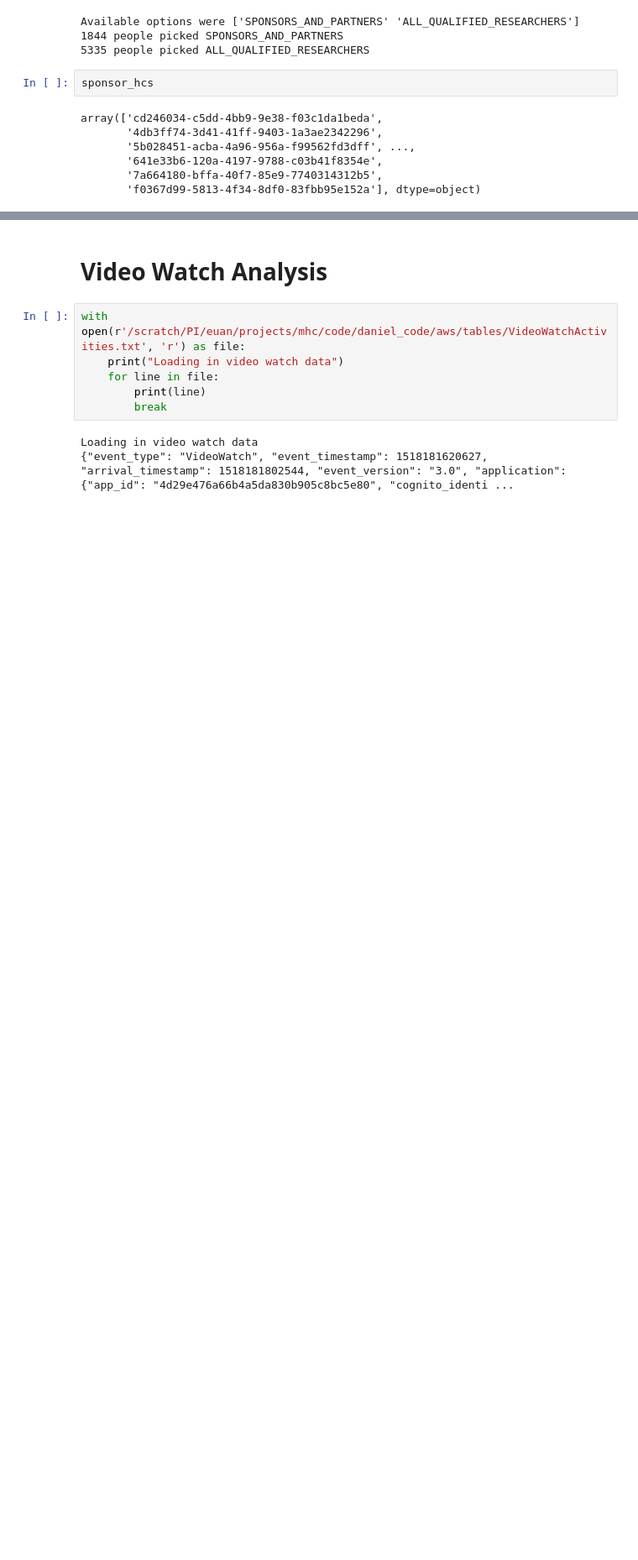
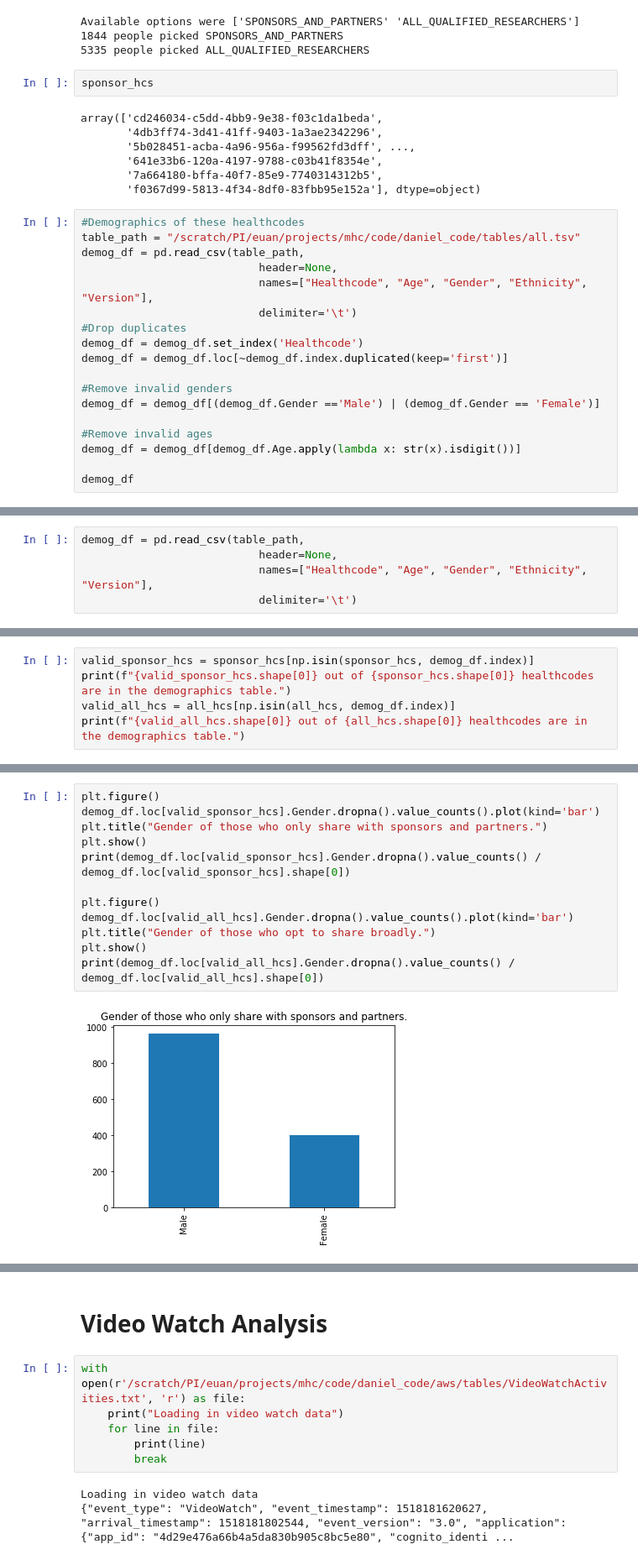
Before and after one commit to AshleyLab/myheartcounts, a Jupyter notebook: daniel_code/notebooks/AWS Analytics.ipynb, the cells around one changed output, grey strips where cells are left out. Shown at 84% size. Saved outputs shown, nothing was run; the diff lists cells and outputs as text; blank space fills up the shorter version.

```diff
--- a/daniel_code/notebooks/AWS Analytics.ipynb
+++ b/daniel_code/notebooks/AWS Analytics.ipynb
@@ -357,3 +573,21 @@ array(['cd246034-c5dd-4bb9-9e38-f03c1da1beda',
        '641e33b6-120a-4197-9788-c03b41f8354e',
        '7a664180-bffa-40f7-85e9-7740314312b5',
        'f0367d99-5813-4f34-8df0-83fbb95e152a'], dtype=object)
+# %%
+#Demographics of these healthcodes
+table_path = "/scratch/PI/euan/projects/mhc/code/daniel_code/tables/all.tsv"
+demog_df = pd.read_csv(table_path,
+                           header=None,
+                           names=["Healthcode", "Age", "Gender", "Ethnicity", "Version"],
+                           delimiter='\t')
+#Drop duplicates
+demog_df = demog_df.set_index('Healthcode')
+demog_df = demog_df.loc[~demog_df.index.duplicated(keep='first')]
+
+#Remove invalid genders
+demog_df = demog_df[(demog_df.Gender =='Male') | (demog_df.Gender == 'Female')]
+
+#Remove invalid ages
+demog_df = demog_df[demog_df.Age.apply(lambda x: str(x).isdigit())]
+
+demog_df
@@ -359,0 +614,5 @@ array(['cd246034-c5dd-4bb9-9e38-f03c1da1beda',
+# %%
+demog_df = pd.read_csv(table_path,
+                           header=None,
+                           names=["Healthcode", "Age", "Gender", "Ethnicity", "Version"],
+                           delimiter='\t')
@@ -359,0 +624,5 @@ array(['cd246034-c5dd-4bb9-9e38-f03c1da1beda',
+# %%
+valid_sponsor_hcs = sponsor_hcs[np.isin(sponsor_hcs, demog_df.index)]
+print(f"{valid_sponsor_hcs.shape[0]} out of {sponsor_hcs.shape[0]} healthcodes are in the demographics table.")
+valid_all_hcs = all_hcs[np.isin(all_hcs, demog_df.index)]
+print(f"{valid_all_hcs.shape[0]} out of {all_hcs.shape[0]} healthcodes are in the demographics table.")
@@ -359,0 +632,14 @@ array(['cd246034-c5dd-4bb9-9e38-f03c1da1beda',
+# %%
+plt.figure()
+demog_df.loc[valid_sponsor_hcs].Gender.dropna().value_counts().plot(kind='bar')
+plt.title("Gender of those who only share with sponsors and partners.")
+plt.show()
+print(demog_df.loc[valid_sponsor_hcs].Gender.dropna().value_counts() / demog_df.loc[valid_sponsor_hcs].shape[0])
+
+plt.figure()
+demog_df.loc[valid_all_hcs].Gender.dropna().value_counts().plot(kind='bar')
+plt.title("Gender of those who opt to share broadly.")
+plt.show()
+print(demog_df.loc[valid_all_hcs].Gender.dropna().value_counts() / demog_df.loc[valid_all_hcs].shape[0])
+# %% [output]
+[figure, added]
```
Also changed, not shown: parts of 29 cells of this notebook, 5 other files.
